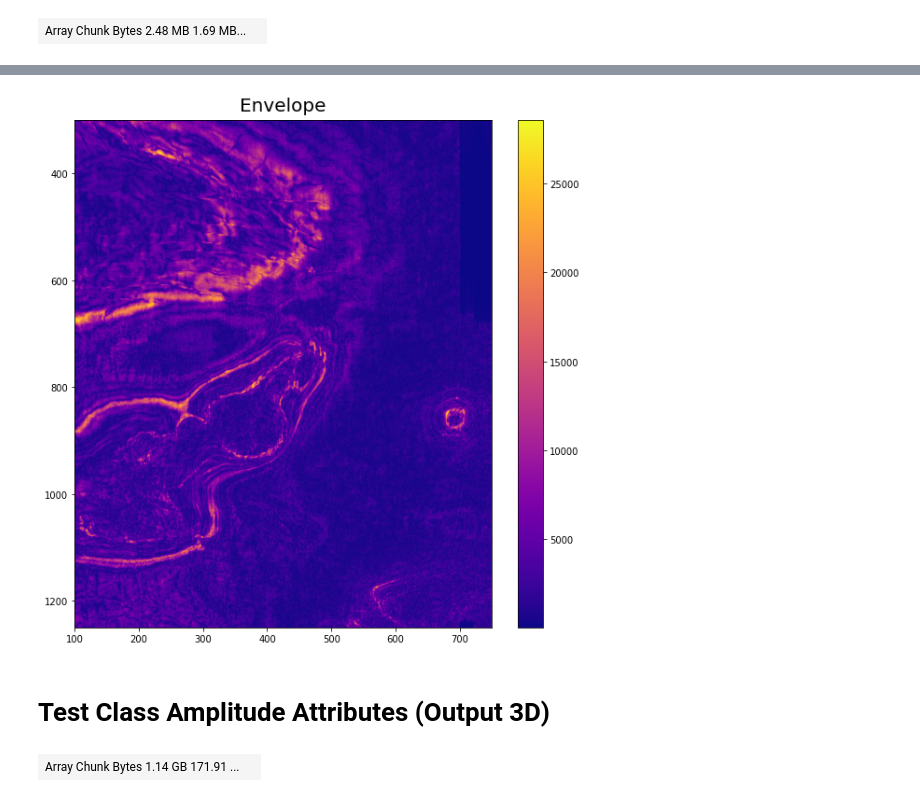
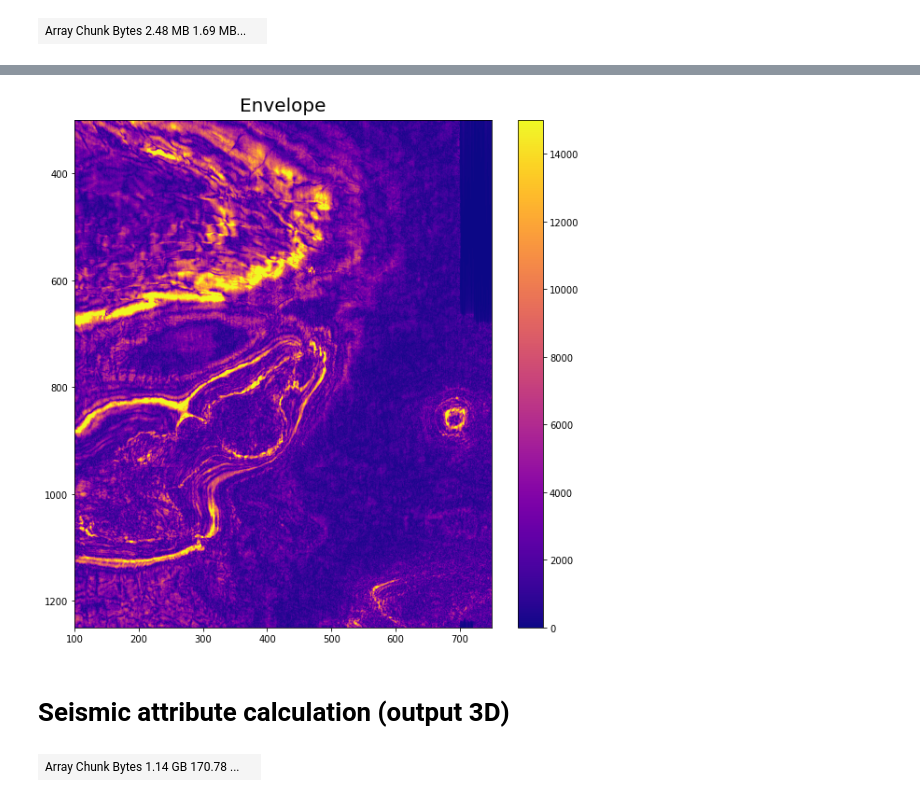
Before and after one commit to yohanesnuwara/computational-geophysics, a Jupyter notebook: seismic/seis_attribute_notebook.ipynb, the cells around one changed output, grey strips where cells are left out. Cells and saved outputs as stored; diff of their text form; code cells hidden in the pictures.

```diff
--- a/seismic/seis_attribute_notebook.ipynb
+++ b/seismic/seis_attribute_notebook.ipynb
@@ -48,3 +53,6 @@ sys.path.append('/content/d2geo/attributes')
 # Read Data 3D
 # %%
 filename = '/content/drive/My Drive/Public geoscience Data/Dutch F3 seismic data/Dutch Government_F3_entire_8bit seismic.segy'
+
+# Read Segy
+cube = openSegy3D(filename)
@@ -82,0 +67,6 @@ from seis_attribute import compute_attribute, display_attribute
+# %%
+# Retrieve amplitude data, inlines, xlines, and TWT
+data = cube.data
+inlines, crosslines, twt = cube.inlines, cube.crosslines, cube.twt
+
+print(data)
@@ -124,14 +182,15 @@ result
 # %%
 plt.figure(figsize=(10,10))
-display_attribute(result, 'ts', inlines, crosslines, 'plasma', None, None)
+display_attribute(result, 'ts', inlines, crosslines, 'plasma', vmin=0, vmax=15000)
 plt.title('Envelope', size=20, pad=10)
 plt.show()
 # %% [output]
-[figure, old version]
+[figure, new version]
-# %% [markdown]
-# Test Class Amplitude Attributes (Output 3D)
+# %% [markdown]
+# Seismic attribute calculation (output 3D)
 # %%
-result = compute_attribute(cube=data, output='3d', type='il', inline_loc=400, attribute_class='CompleTrace', attribute_type='enve')
+result = compute_attribute(cube=data, output='3d', type='il', inline_loc=400,
+                           attribute_class='CompleTrace', attribute_type='enve')
 result
 # %% [output]
-| Array Chunk Bytes 1.14 GB 171.91 ... |  |
+| Array Chunk Bytes 1.14 GB 170.78 ... |  |
```
Also changed, not shown: parts of 25 cells of this notebook.
